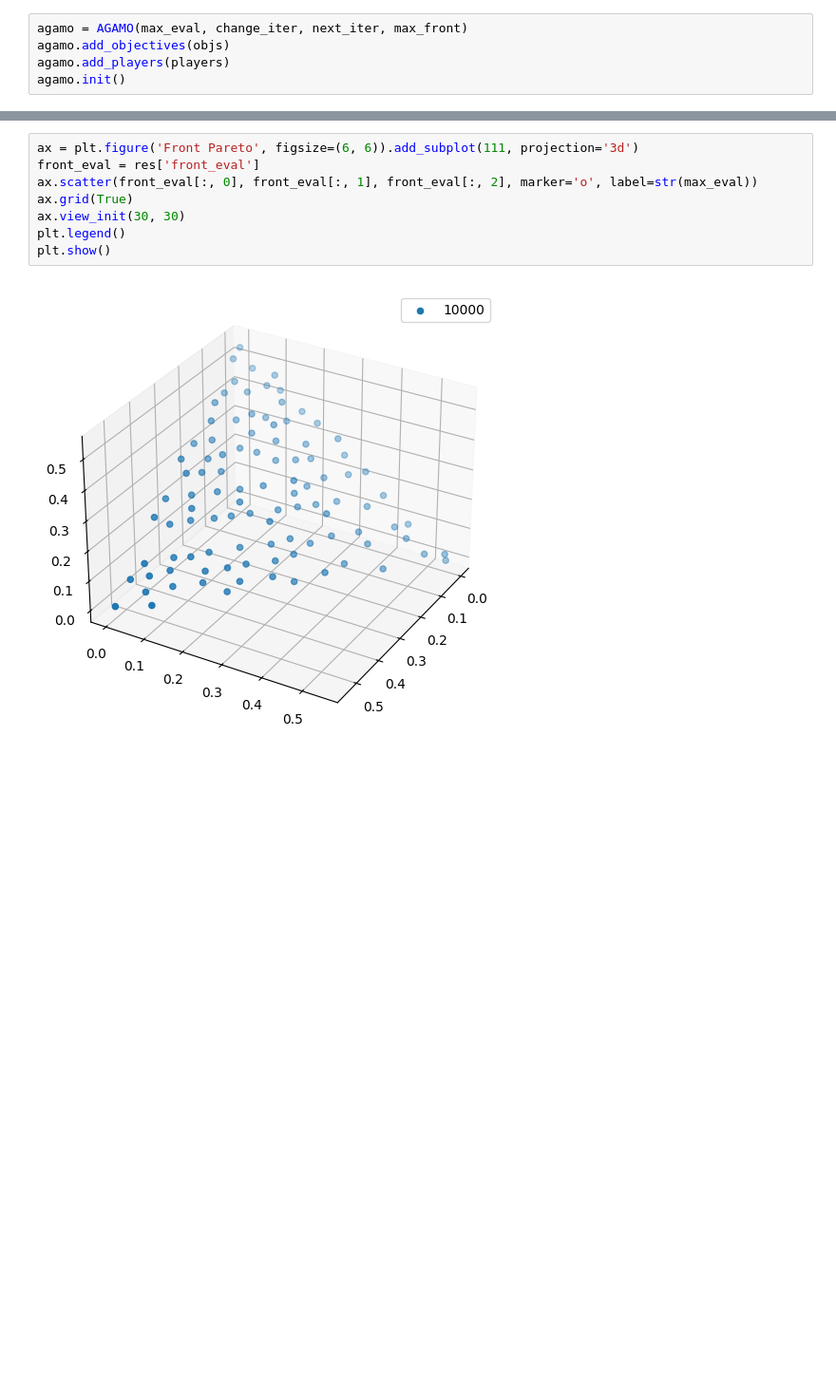
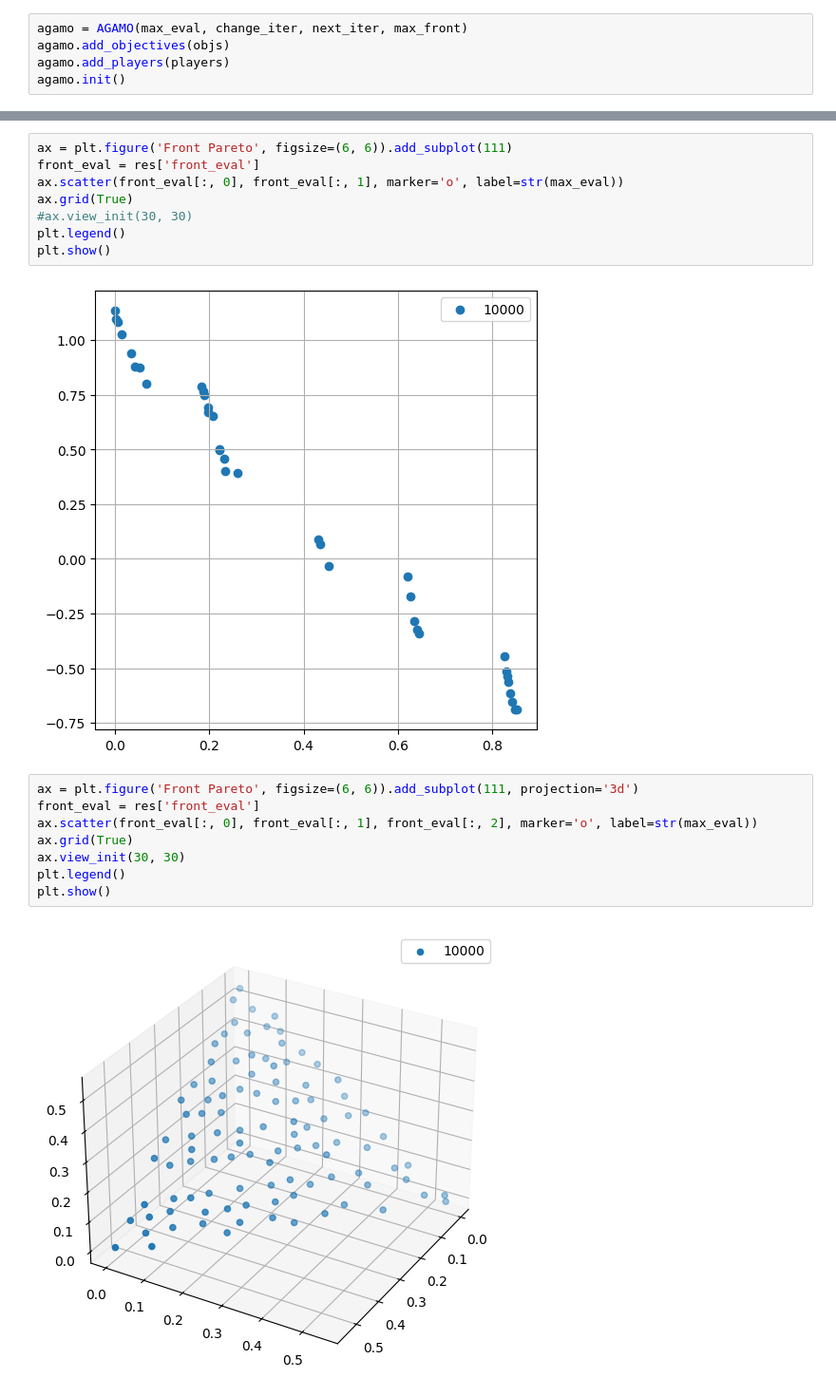
Before and after one commit to amarszalek/pyAGAMO, a Jupyter notebook: examples/Example_pymoo_problem.ipynb, the cells around one changed output, grey strips where cells are left out. Shown: that part at 95% size. Cells and saved outputs as stored; diff of their text form; blank space fills up the shorter version.

```diff
--- a/examples/Example_pymoo_problem.ipynb
+++ b/examples/Example_pymoo_problem.ipynb
@@ -51,3 +71,13 @@ res
+# %%
+ax = plt.figure('Front Pareto', figsize=(6, 6)).add_subplot(111)
+front_eval = res['front_eval']
+ax.scatter(front_eval[:, 0], front_eval[:, 1], marker='o', label=str(max_eval))
+ax.grid(True)
+#ax.view_init(30, 30)
+plt.legend()
+plt.show()
+# %% [output]
+[figure, added]
 # %%
 ax = plt.figure('Front Pareto', figsize=(6, 6)).add_subplot(111, projection='3d')
 front_eval = res['front_eval']
```
Also changed, not shown: parts of 5 cells of this notebook, 2 other files.
